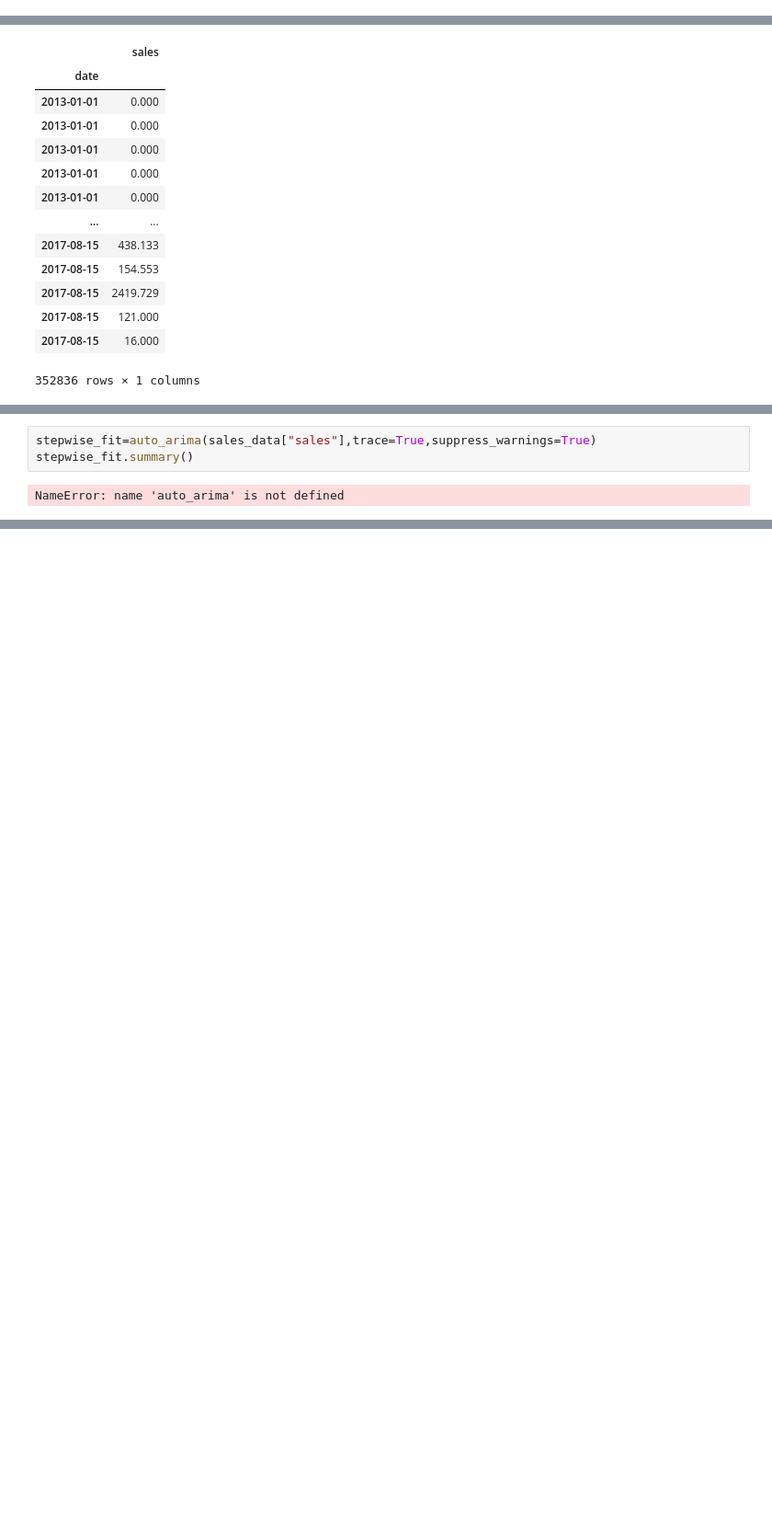
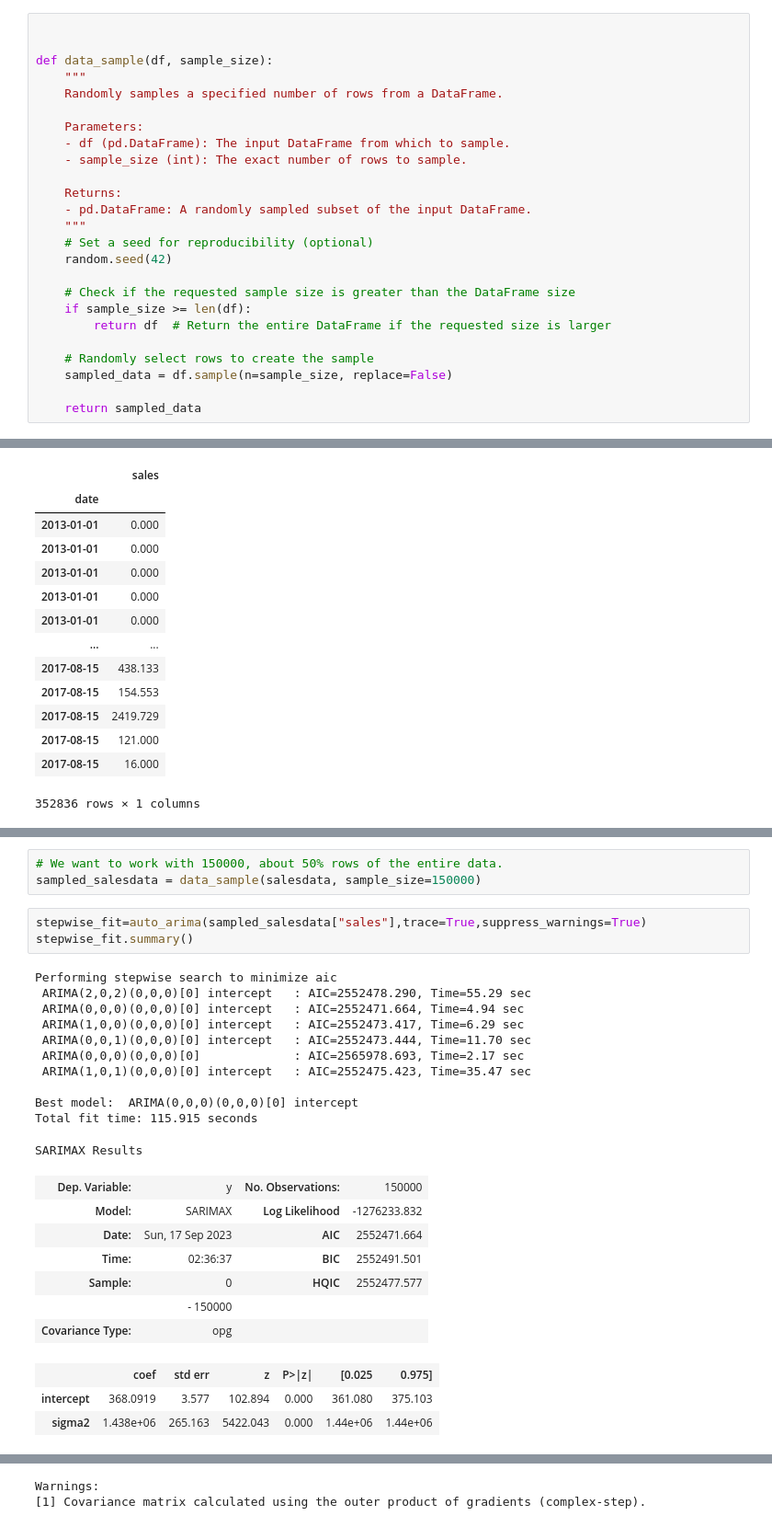
Before and after one commit to aaronayitey/LP3-Time-Series-Analysis, a Jupyter notebook: code.ipynb, the cells around one changed output, grey strips where cells are left out. Shown at 92% size. Cells and saved outputs as stored; diff of their text form; blank space fills up the shorter version.

```diff
--- a/code.ipynb
+++ b/code.ipynb
@@ -1476,3 +1466,28 @@ Data columns (total 1 columns):
  0   sales   352836 non-null  float64
 dtypes: float64(1)
 memory usage: 5.4 MB
+# %%
+
+
+def data_sample(df, sample_size):
+    """
+    Randomly samples a specified number of rows from a DataFrame.
+
+    Parameters:
+    - df (pd.DataFrame): The input DataFrame from which to sample.
+    - sample_size (int): The exact number of rows to sample.
+
+    Returns:
+    - pd.DataFrame: A randomly sampled subset of the input DataFrame.
+    """
+    # Set a seed for reproducibility (optional)
+    random.seed(42)
+
+    # Check if the requested sample size is greater than the DataFrame size
+    if sample_size >= len(df):
+        return df  # Return the entire DataFrame if the requested size is larger
+
+    # Randomly select rows to create the sample
+    sampled_data = df.sample(n=sample_size, replace=False)
+
+    return sampled_data
@@ -1539,5 +1604,28 @@ NameError: name 'AutoReg' is not defined
+# %%
+# We want to work with 150000, about 50% rows of the entire data.
+sampled_salesdata = data_sample(salesdata, sample_size=150000)
 # %%
-stepwise_fit=auto_arima(sales_data["sales"],trace=True,suppress_warnings=True)
+stepwise_fit=auto_arima(sampled_salesdata["sales"],trace=True,suppress_warnings=True)
 stepwise_fit.summary()
 # %% [output]
-NameError: name 'auto_arima' is not defined
+Performing stepwise search to minimize aic
+ ARIMA(2,0,2)(0,0,0)[0] intercept   : AIC=2552478.290, Time=55.29 sec
+ ARIMA(0,0,0)(0,0,0)[0] intercept   : AIC=2552471.664, Time=4.94 sec
+ ARIMA(1,0,0)(0,0,0)[0] intercept   : AIC=2552473.417, Time=6.29 sec
+ ARIMA(0,0,1)(0,0,0)[0] intercept   : AIC=2552473.444, Time=11.70 sec
+ ARIMA(0,0,0)(0,0,0)[0]             : AIC=2565978.693, Time=2.17 sec
+ ARIMA(1,0,1)(0,0,0)[0] intercept   : AIC=2552475.423, Time=35.47 sec
+
+Best model:  ARIMA(0,0,0)(0,0,0)[0] intercept
+Total fit time: 115.915 seconds
+SARIMAX Results
+| Dep. Variable: | y | No. Observations: | 150000 |
+| Model: | SARIMAX | Log Likelihood | -1276233.832 |
+| Date: | Sun, 17 Sep 2023 | AIC | 2552471.664 |
+| Time: | 02:36:37 | BIC | 2552491.501 |
+| Sample: | 0 | HQIC | 2552477.577 |
+|  | - 150000 |  |  |
+| Covariance Type: | opg |  |  |
+|  | coef | std err | z | P>|z| | [0.025 | 0.975] |
+| intercept | 368.0919 | 3.577 | 102.894 | 0.000 | 361.080 | 375.103 |
+| sigma2 | 1.438e+06 | 265.163 | 5422.043 | 0.000 | 1.44e+06 | 1.44e+06 |
@@ -1543,0 +1636,2 @@ NameError: name 'auto_arima' is not defined
+Warnings:
+[1] Covariance matrix calculated using the outer product of gradients (complex-step).
```
Also changed, not shown: parts of 26 cells of this notebook.
